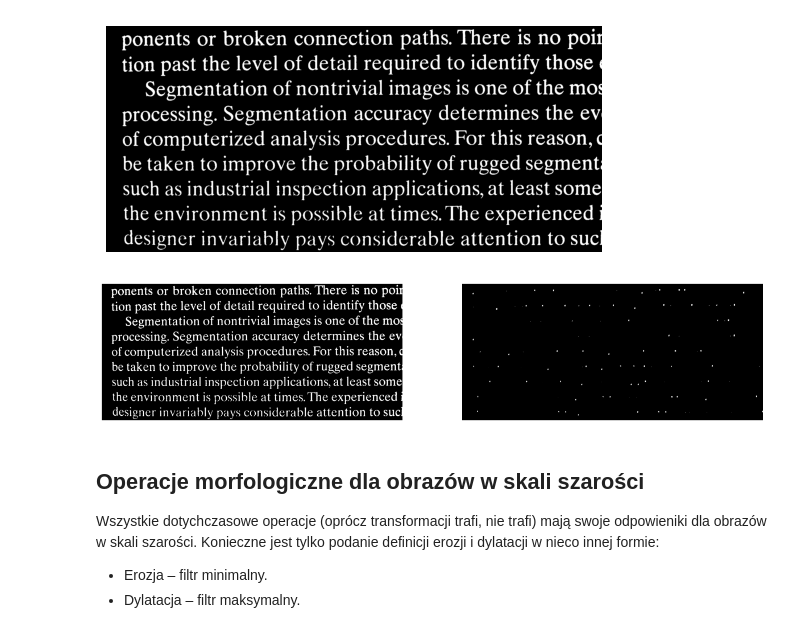
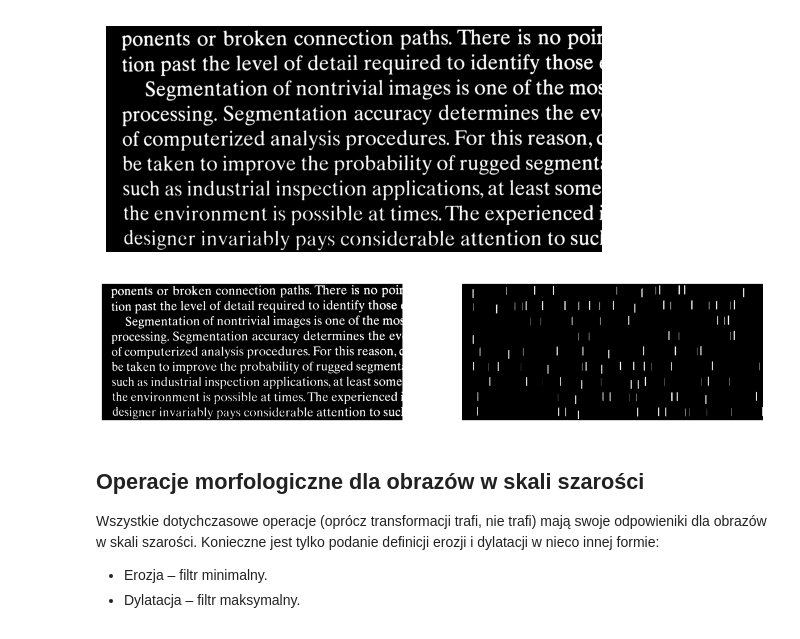
Before and after one commit to JBRS307/WDCPO, a Jupyter notebook: lab7/lab7.ipynb, the cells around one changed output. Drawn from its saved outputs; the diff is of its cells as text; code cells hidden in the pictures.

```diff
--- a/lab7/lab7.ipynb
+++ b/lab7/lab7.ipynb
@@ -195,7 +253,7 @@ imshow(text)
 [figure]
 # %%
 kernel = np.ones((51,1))
-text_erode = cv2.erode(text, kernel)
-imshow_subplt((text, text_erode), 1, 2)
+text_open = cv2.morphologyEx(text, cv2.MORPH_OPEN, kernel)
+imshow_subplt((text, text_open), 1, 2)
 # %% [output]
-[figure, old version]
+[figure, new version]
```
Also changed, not shown: parts of 8 cells of this notebook.
